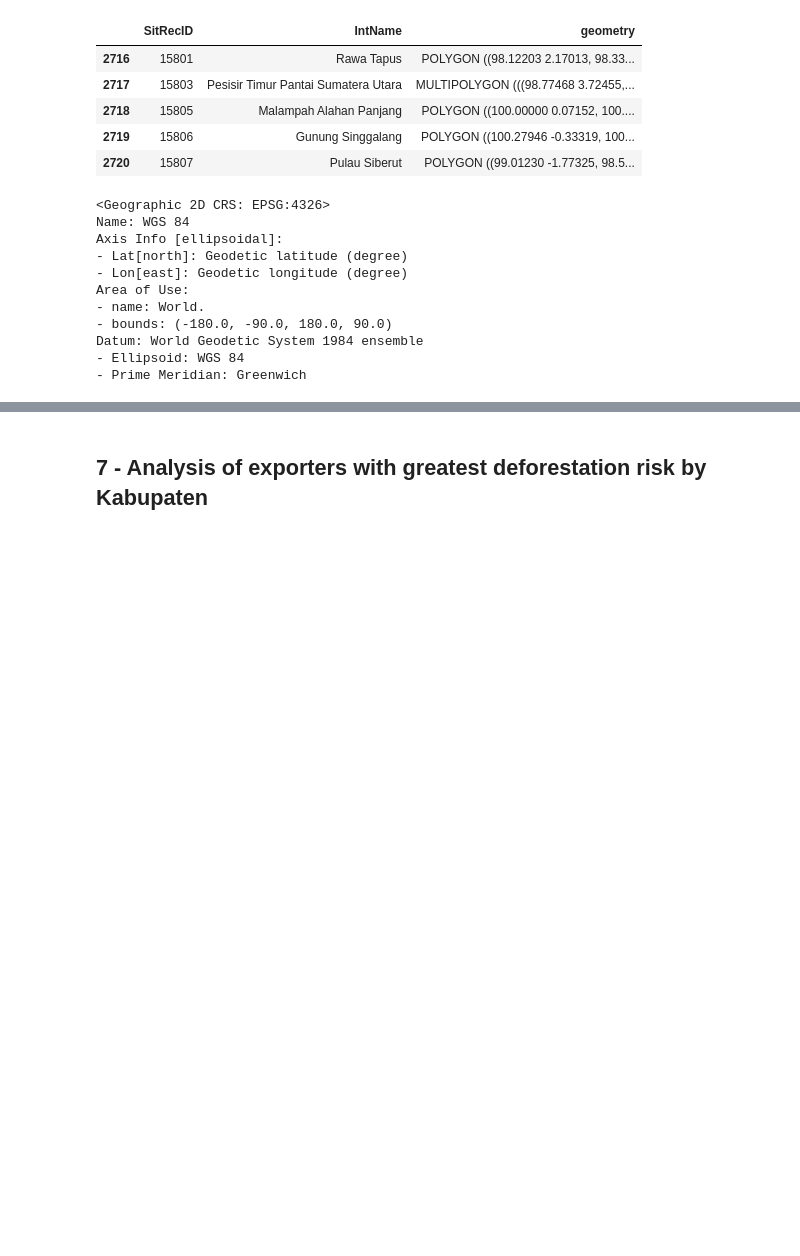
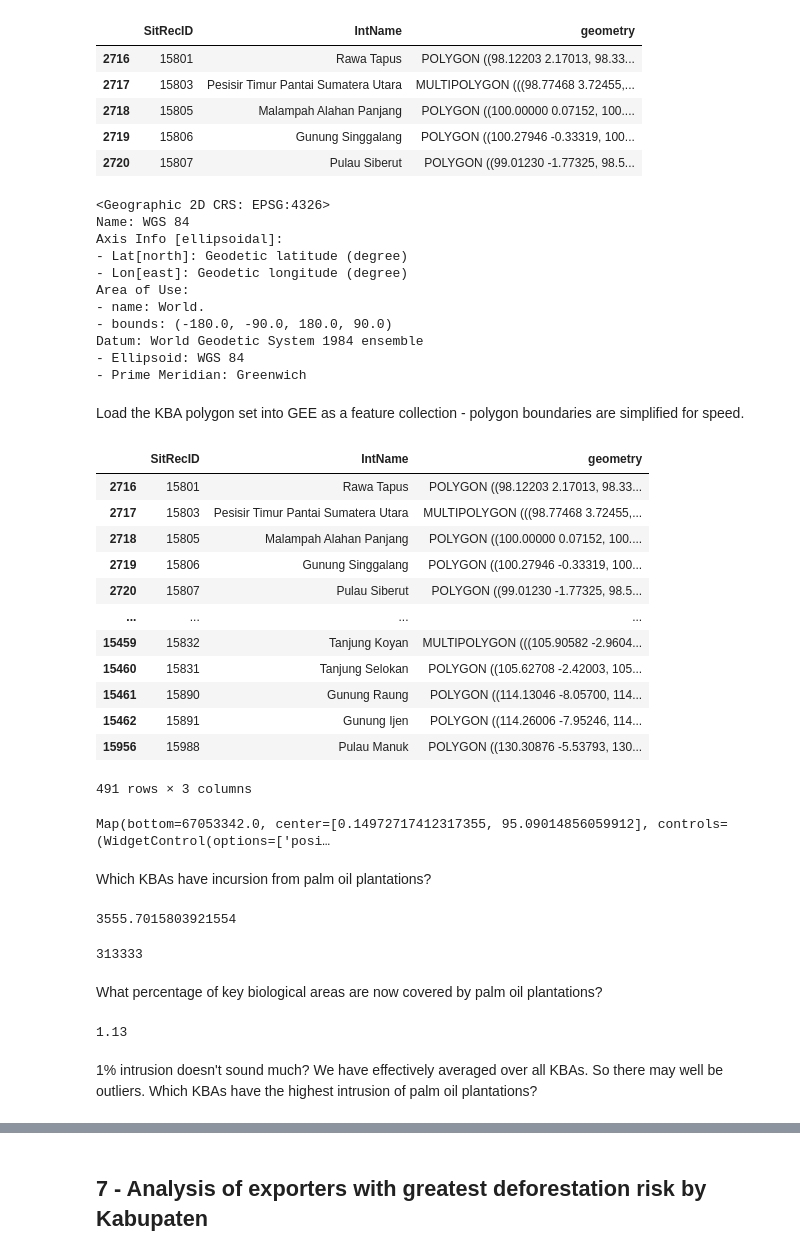
Before and after one commit to scra88le/palmoil, a Jupyter notebook: PalmOilRiskIndonesia.ipynb, the cells around one changed output, grey strips where cells are left out. Drawn from its saved outputs; the diff is of its cells as text; code cells hidden in the pictures; blank space fills up the shorter version.

```diff
--- a/PalmOilRiskIndonesia.ipynb
+++ b/PalmOilRiskIndonesia.ipynb
@@ -201,3 +198,5 @@ Area of Use:
 Datum: World Geodetic System 1984 ensemble
 - Ellipsoid: WGS 84
 - Prime Meridian: Greenwich
+# %% [markdown]
+Load the KBA polygon set into GEE as a feature collection - polygon boundaries are simplified for speed.
@@ -203,0 +205,23 @@ Datum: World Geodetic System 1984 ensemble
+# %%
+kba_indo
+# %% [output]
+|  | SitRecID | IntName | geometry |
+| 2716 | 15801 | Rawa Tapus | POLYGON ((98.12203 2.17013, 98.33... |
+| 2717 | 15803 | Pesisir Timur Pantai Sumatera Utara | MULTIPOLYGON (((98.77468 3.72455,... |
+| 2718 | 15805 | Malampah Alahan Panjang | POLYGON ((100.00000 0.07152, 100.... |
+| 2719 | 15806 | Gunung Singgalang | POLYGON ((100.27946 -0.33319, 100... |
+| 2720 | 15807 | Pulau Siberut | POLYGON ((99.01230 -1.77325, 98.5... |
+| ... | ... | ... | ... |
+| 15459 | 15832 | Tanjung Koyan | MULTIPOLYGON (((105.90582 -2.9604... |
+| 15460 | 15831 | Tanjung Selokan | POLYGON ((105.62708 -2.42003, 105... |
+| 15461 | 15890 | Gunung Raung | POLYGON ((114.13046 -8.05700, 114... |
+| 15462 | 15891 | Gunung Ijen | POLYGON ((114.26006 -7.95246, 114... |
+| 15956 | 15988 | Pulau Manuk | POLYGON ((130.30876 -5.53793, 130... |
+491 rows × 3 columns
+# %%
+Map.addLayer(kbaIndofc, {'opacity': 0.8, 'width' : 1, 'color' : 'yellow'}, "Key Biodiversity Areas")
+Map
+# %% [output]
+Map(bottom=67053342.0, center=[0.14972717412317355, 95.09014856059912], controls=(WidgetControl(options=['posi…
+# %% [markdown]
+Which KBAs have incursion from palm oil plantations?
@@ -203,0 +262,20 @@ Datum: World Geodetic System 1984 ensemble
+# %%
+# Calculate area of all Palm Oil plantations (in km2)
+areaOfPlantationsWithinKBAs = KBAPlantationStats.aggregate_sum("Plantation_Area").getInfo()
+areaOfPlantationsWithinKBAs
+# %% [output]
+3555.7015803921554
+# %%
+# Calculate area of all KBAs (in km2)
+areaOfKBAs = KBAPlantationStats.aggregate_sum("KBA_Area").getInfo()
+areaOfKBAs
+# %% [output]
+313333
+# %% [markdown]
+What percentage of key biological areas are now covered by palm oil plantations?
+# %%
+round(areaOfPlantationsWithinKBAs/areaOfKBAs * 100,2)
+# %% [output]
+1.13
+# %% [markdown]
+1% intrusion doesn't sound much? We have effectively averaged over all KBAs. So there may well be outliers. Which KBAs have the highest intrusion of palm oil plantations?
```
Also changed, not shown: parts of 6 cells of this notebook.
